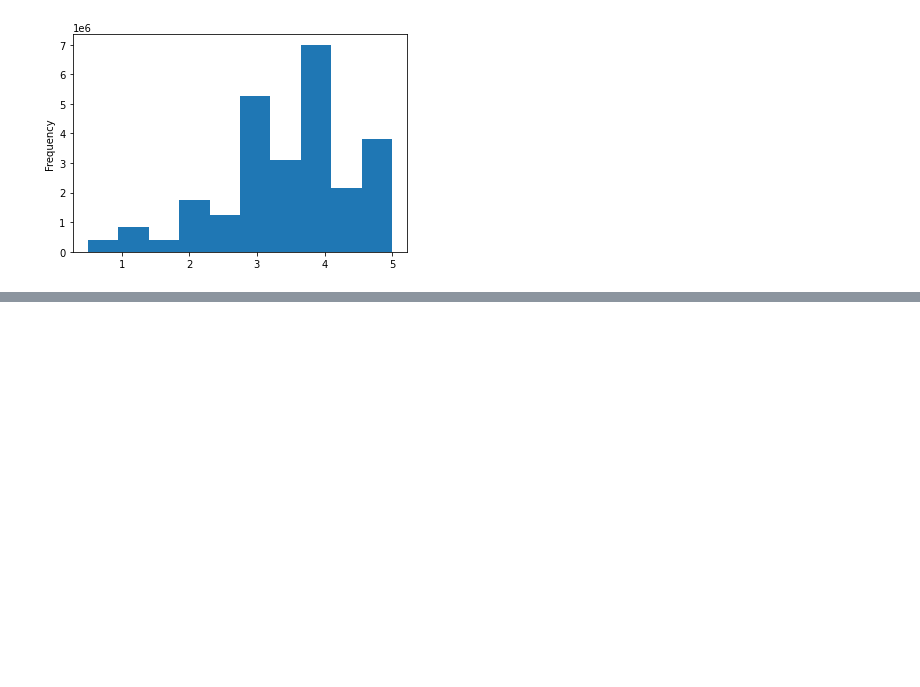
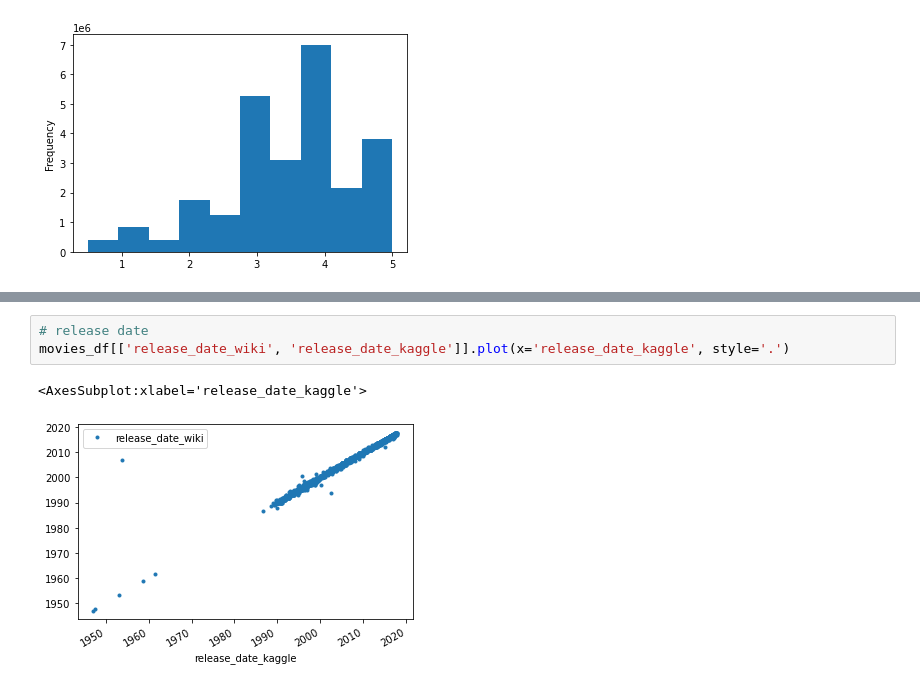
Before and after one commit to LiShanDa2021/Movies-ETL, a Jupyter notebook: wikipedia_movies.ipynb, the cells around one changed output, grey strips where cells are left out. Saved outputs shown, nothing was run; the diff lists cells and outputs as text; blank space fills up the shorter version.

```diff
--- a/wikipedia_movies.ipynb
+++ b/wikipedia_movies.ipynb
@@ -869,0 +956,6 @@ Name: rating, dtype: float64
+# %%
+# release date
+movies_df[['release_date_wiki', 'release_date_kaggle']].plot(x='release_date_kaggle', style='.')
+# %% [output]
+<AxesSubplot:xlabel='release_date_kaggle'>
+[figure, added]
```
Also changed, not shown: parts of 28 cells of this notebook.
